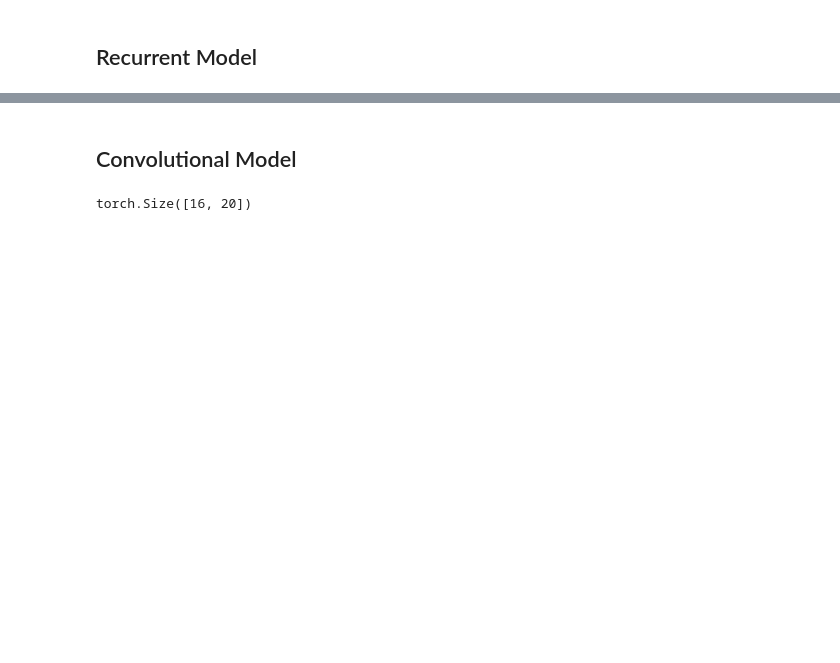
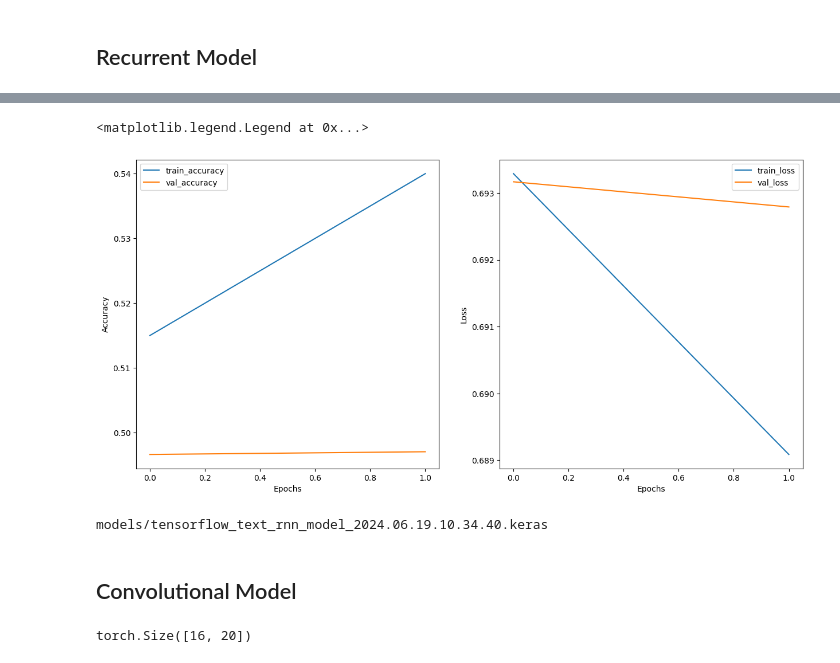
Before and after one commit to Mingtaros/Emotion_Classifier_from_Speech_Text, a Jupyter notebook: Emotion Text Classifier.ipynb, the cells around one changed output, grey strips where cells are left out. Drawn from its saved outputs; the diff is of its cells as text; code cells hidden in the pictures; blank space fills up the shorter version.

```diff
--- a/Emotion Text Classifier.ipynb
+++ b/Emotion Text Classifier.ipynb
@@ -566,0 +545,8 @@ KeyboardInterrupt:
+# %%
+rnn_model = Sequential()
+rnn_model.add(layers.Input(shape=(MAX_ENCODED_LEN,)))
+rnn_model.add(layers.Embedding(vocab_size, 128))
+rnn_model.add(layers.Bidirectional(layers.LSTM(64, return_sequences=False, dropout=0.1)))
+rnn_model.add(layers.Dense(128, activation='relu'))
+rnn_model.add(layers.Dropout(0.2))
+rnn_model.add(layers.Dense(1, activation='sigmoid'))
@@ -566,0 +573,18 @@ KeyboardInterrupt:
+# %%
+rnn_model.compile(
+    optimizer='adam',
+    loss=tf.keras.losses.BinaryCrossentropy(),
+    metrics=['accuracy']
+)
+# %%
+X_tf_train = np.vstack(X_train.to_numpy())
+X_tf_val = np.vstack(X_val.sample.to_numpy())
+# %%
+rnn_model_result = rnn_model.fit(
+    x=X_tf_train,
+    y=y_train,
+    batch_size=64,
+    epochs=EPOCHS,
+    shuffle=True,
+    validation_data=(X_tf_val, y_val)
+)
@@ -567,25 +596,31 @@ KeyboardInterrupt:
 # %%
 plt.figure(figsize=(15, 7))
 plt.subplot(1, 2, 1)
 
-plt.plot(rnn_model_result["train_accuracy"], label="train_accuracy")
-plt.plot(rnn_model_result["val_accuracy"], label="val_accuracy")
+plt.plot(rnn_model_result.history["accuracy"], label="train_accuracy")
+plt.plot(rnn_model_result.history["val_accuracy"], label="val_accuracy")
 plt.xlabel("Epochs")
 plt.ylabel("Accuracy")
 plt.legend()
 
 plt.subplot(1, 2, 2)
-plt.plot(rnn_model_result["train_loss"], label="train_loss")
-plt.plot(rnn_model_result["val_loss"], label="val_loss")
+plt.plot(rnn_model_result.history["loss"], label="train_loss")
+plt.plot(rnn_model_result.history["val_loss"], label="val_loss")
 plt.xlabel("Epochs")
 plt.ylabel("Loss")
 plt.legend()
+# %% [output]
+<matplotlib.legend.Legend at 0x...>
+[figure, added]
 # %%
-PATH = f"models/torch_text_rnn_model_{datetime.datetime.now().strftime('%Y.%m.%d.%H.%M.%S')}.pth"
+PATH = f"models/tensorflow_text_rnn_model_{datetime.datetime.now().strftime('%Y.%m.%d.%H.%M.%S')}.keras"
 print(PATH)
 
 # save model
-torch.save(rnn_model.state_dict(), PATH)
+# torch.save(rnn_model.state_dict(), PATH)
+rnn_model.save(PATH)
+# %% [output]
+models/tensorflow_text_rnn_model_2024.06.19.10.34.40.keras
 # %% [markdown]
 ## Convolutional Model
 # %%
```
Also changed, not shown: parts of 20 cells of this notebook.
